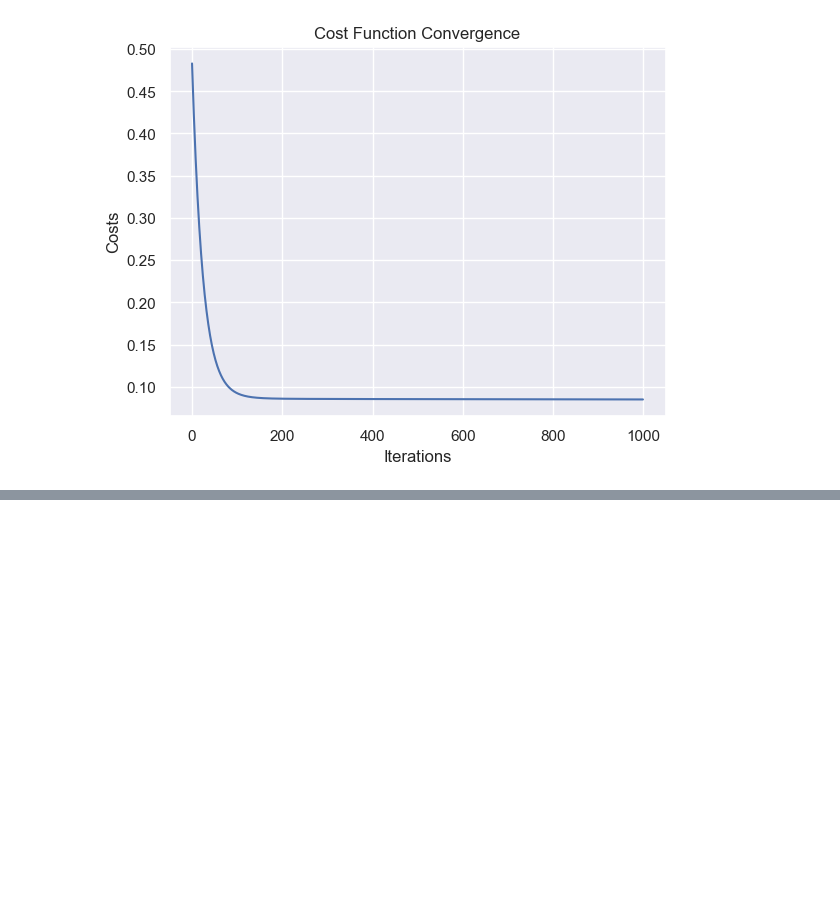
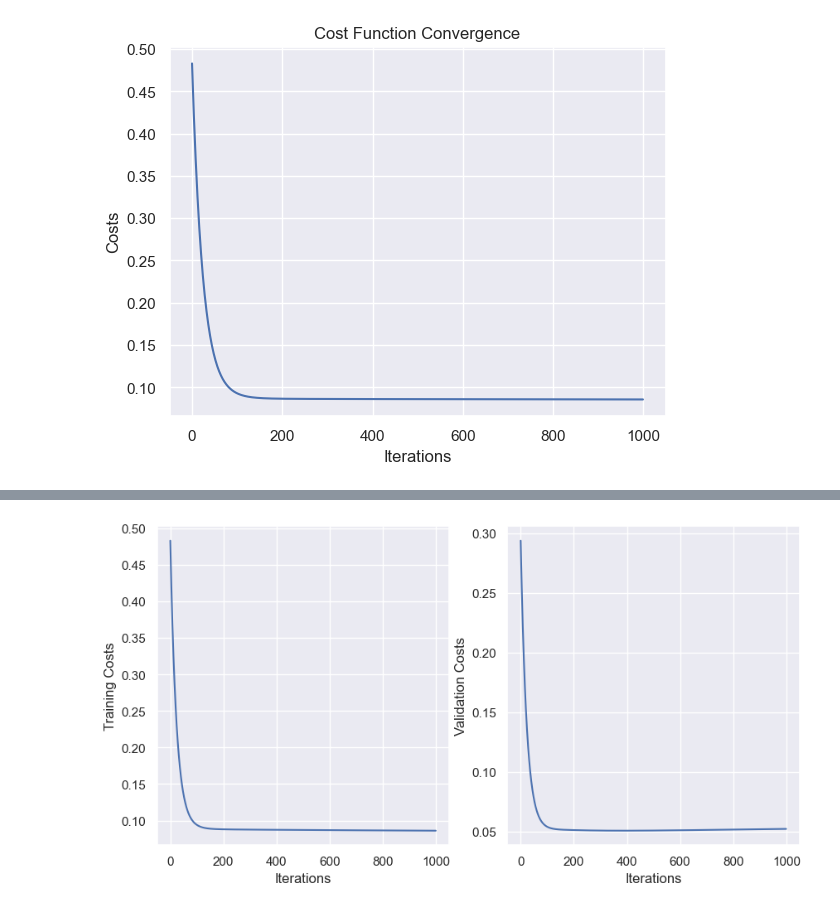
Before and after one commit to Aryanaut/DTP3_CropYield, a Jupyter notebook: src/main.ipynb, the cells around one changed output, grey strips where cells are left out. Cells and saved outputs as stored; diff of their text form; code cells hidden in the pictures; blank space fills up the shorter version.

```diff
--- a/src/main.ipynb
+++ b/src/main.ipynb
@@ -355,0 +401,9 @@ plt.show()
+# %%
+smodel = MVFSplit(f, t)
+smodel.normalize_data()
+smodel.gradient_descent()
+
+print("Split Data model: ", smodel.weights[1:4], '\n')
+print("Final Costs: ", smodel.costs[-1])
+print("Original model: ", model.weights[1:4], '\n')
+print("Final Costs: ", model.costs[-1])
@@ -355,0 +423,16 @@ plt.show()
+# %%
+plt.figure(figsize=(10, 5))
+
+plt.subplot(1, 2, 1)
+plt.plot(range(smodel.iterations), smodel.costs)
+plt.xlabel("Iterations")
+plt.ylabel("Training Costs")
+
+plt.subplot(1, 2, 2)
+plt.plot(range(smodel.iterations), smodel.val_costs)
+plt.xlabel("Iterations")
+plt.ylabel("Validation Costs")
+
+plt.savefig("../data/figures/splitdata_costfunction.png")
+# %% [output]
+[figure, added]
```
Also changed, not shown: parts of 7 cells of this notebook, 4 other files.
